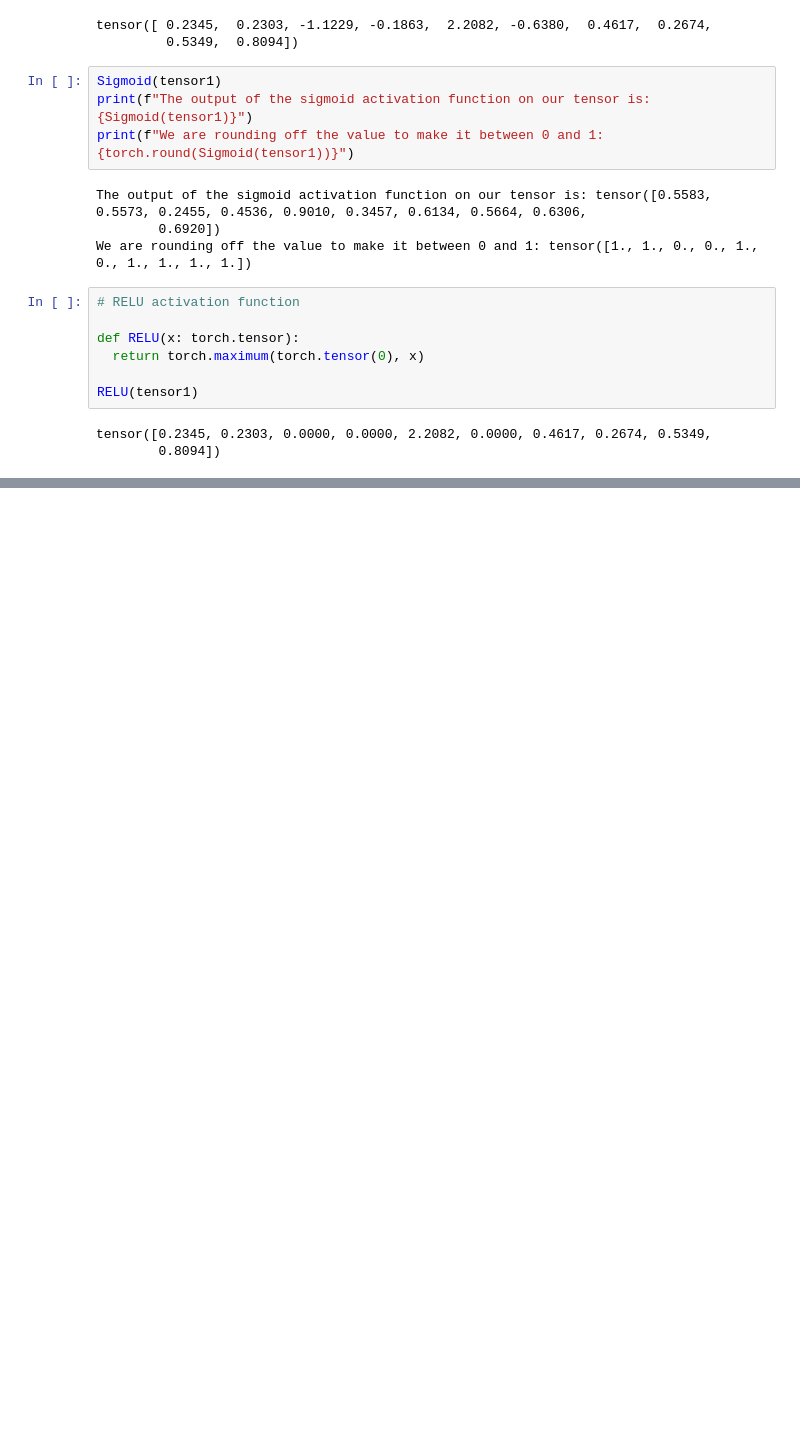
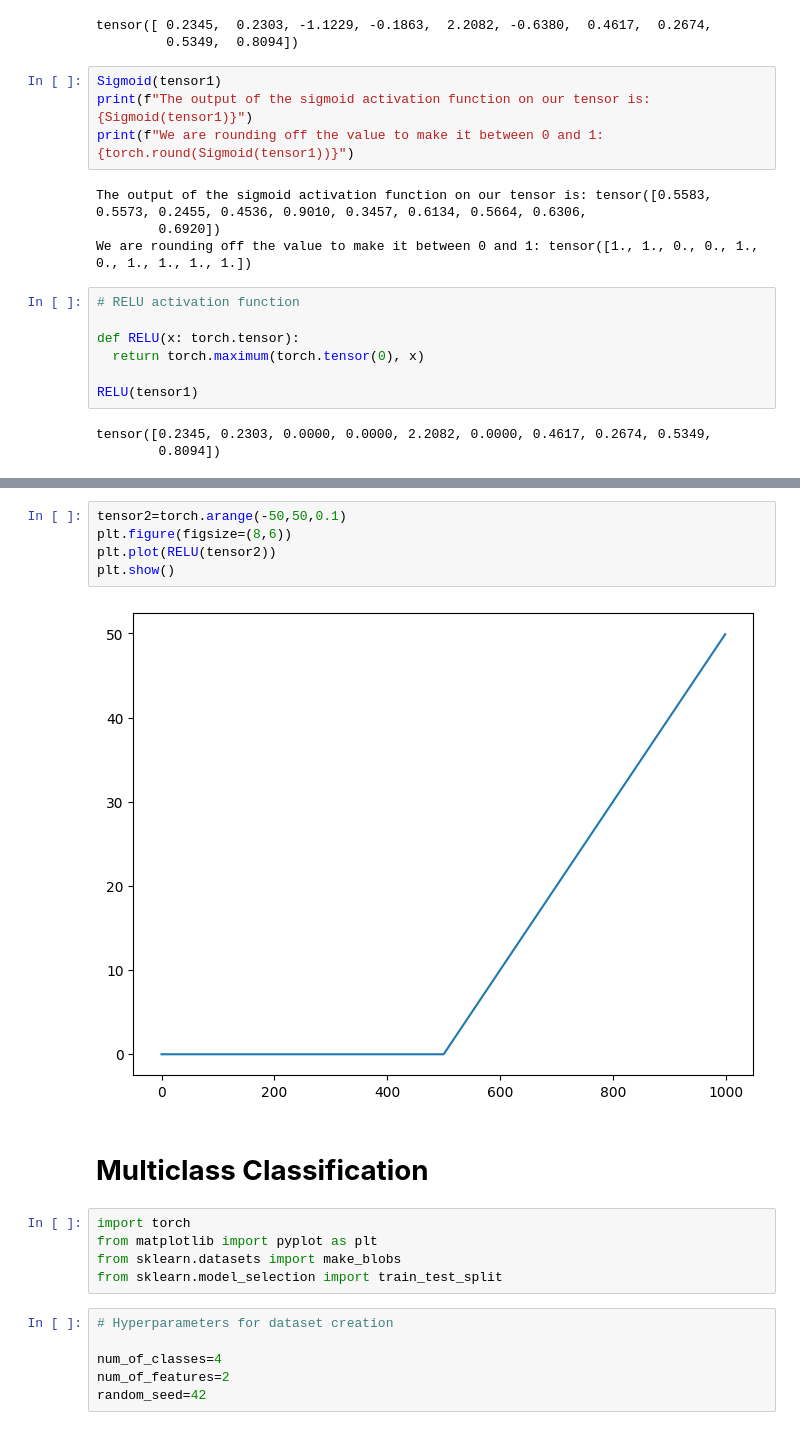
Before and after one commit to ahrarbinaslam/pytorch-tutorial, a Jupyter notebook: Neural_Network_Classification_with_PyTorch.ipynb, the cells around one changed output, grey strips where cells are left out. Drawn from its saved outputs; the diff is of its cells as text; blank space fills up the shorter version.

```diff
--- a/Neural_Network_Classification_with_PyTorch.ipynb
+++ b/Neural_Network_Classification_with_PyTorch.ipynb
@@ -492,0 +500,20 @@ tensor([0.2345, 0.2303, 0.0000, 0.0000, 2.2082, 0.0000, 0.4617, 0.2674, 0.5349,
+# %%
+tensor2=torch.arange(-50,50,0.1)
+plt.figure(figsize=(8,6))
+plt.plot(RELU(tensor2))
+plt.show()
+# %% [output]
+[figure, added]
+# %% [markdown]
+# **Multiclass Classification**
+# %%
+import torch
+from matplotlib import pyplot as plt
+from sklearn.datasets import make_blobs
+from sklearn.model_selection import train_test_split
+# %%
+# Hyperparameters for dataset creation
+
+num_of_classes=4
+num_of_features=2
+random_seed=42
```
Also changed, not shown: parts of 22 cells of this notebook.
